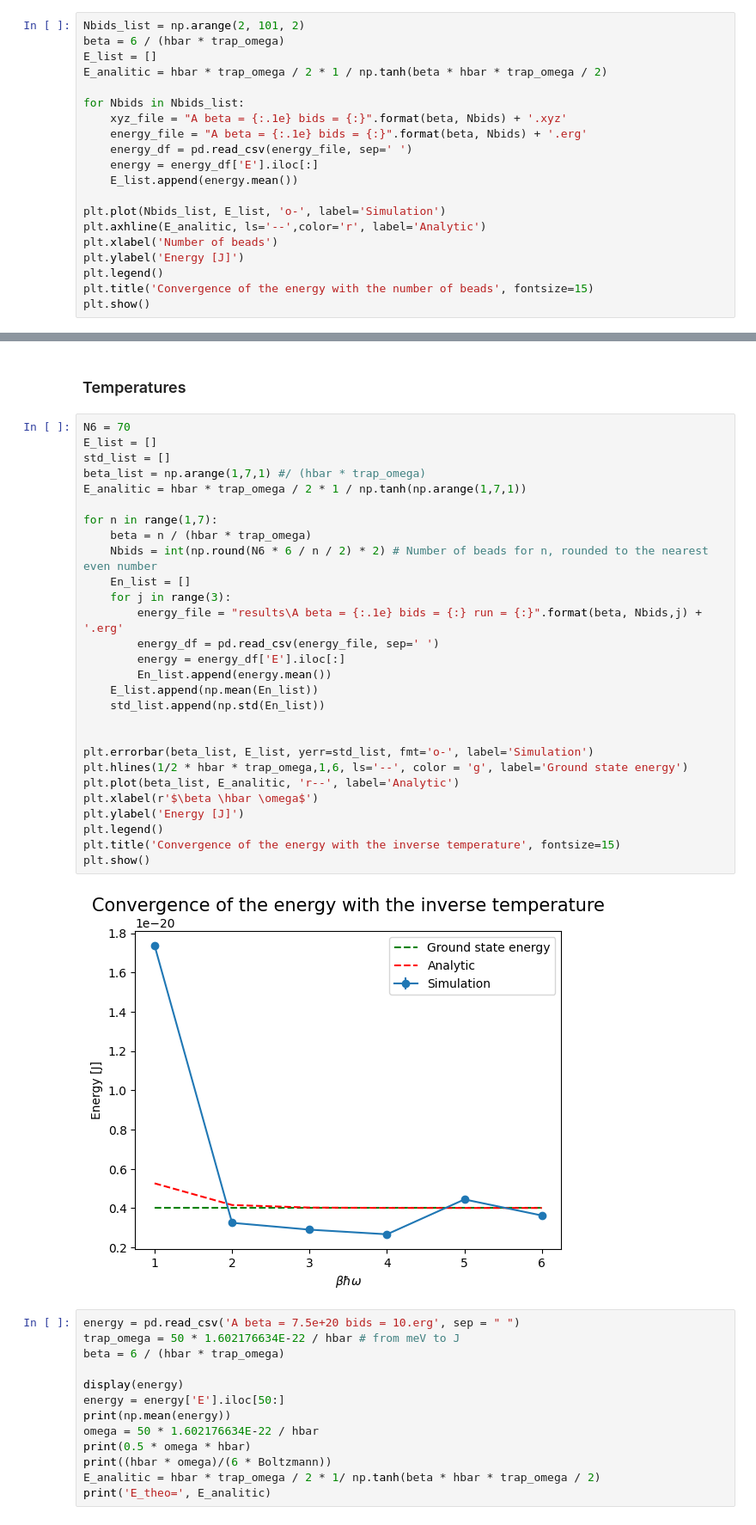
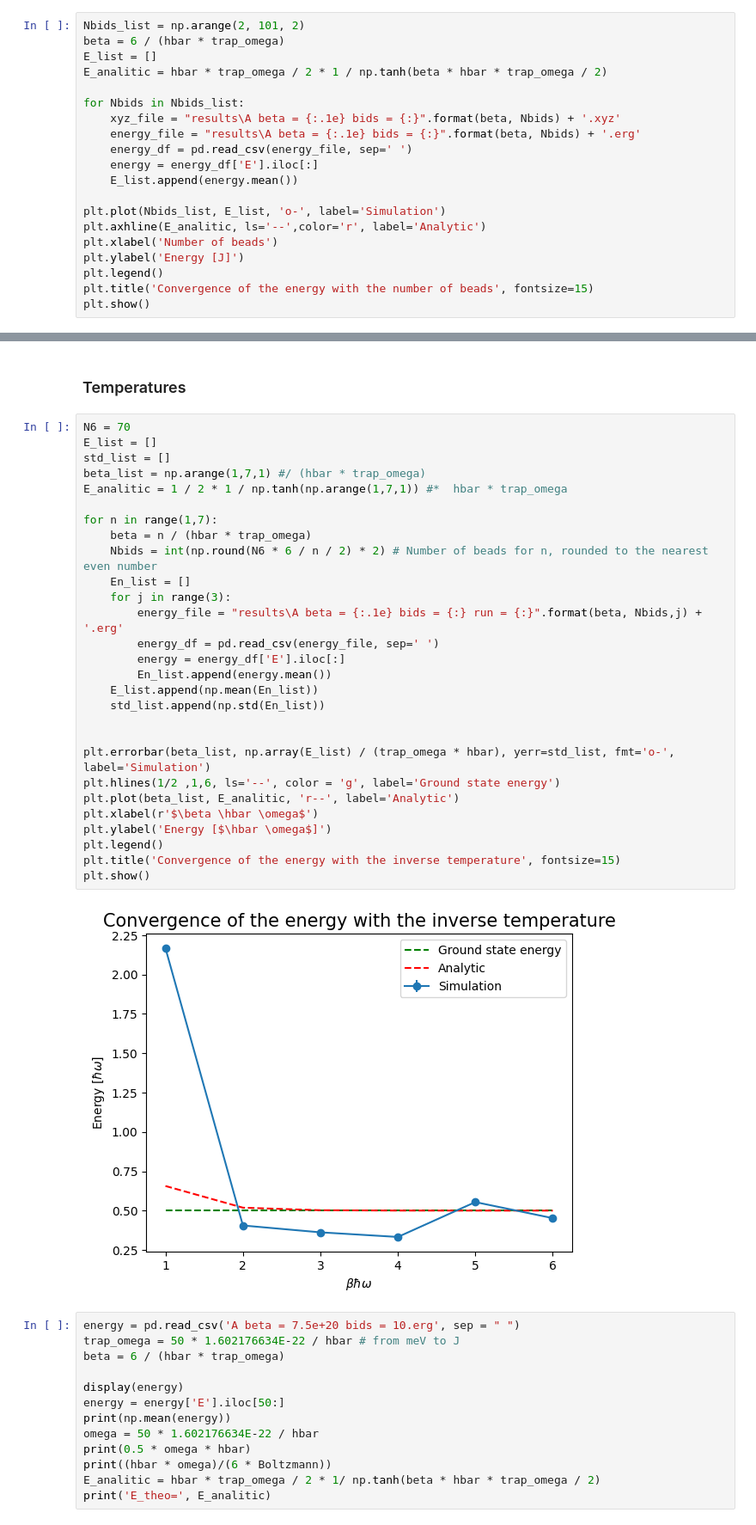
Before and after one commit to YehonathanBarda/Molecular-Simulations-Final-Project-Barda-and-Yotam, a Jupyter notebook: ReportProjIII.ipynb, the cells around one changed output, grey strips where cells are left out. Shown at 86% size. Cells and saved outputs as stored; diff of their text form.

Commit message:
graph stuff

```diff
--- a/ReportProjIII.ipynb
+++ b/ReportProjIII.ipynb
@@ -92,8 +92,8 @@ E_list = []
 E_analitic = hbar * trap_omega / 2 * 1 / np.tanh(beta * hbar * trap_omega / 2)
 
 for Nbids in Nbids_list:
-    xyz_file = "A beta = {:.1e} bids = {:}".format(beta, Nbids) + '.xyz'
-    energy_file = "A beta = {:.1e} bids = {:}".format(beta, Nbids) + '.erg'
+    xyz_file = "results\A beta = {:.1e} bids = {:}".format(beta, Nbids) + '.xyz'
+    energy_file = "results\A beta = {:.1e} bids = {:}".format(beta, Nbids) + '.erg'
     energy_df = pd.read_csv(energy_file, sep=' ')
     energy = energy_df['E'].iloc[:]
     E_list.append(energy.mean())
@@ -112,33 +112,33 @@ plt.show()
 # %%
 N6 = 70
 E_list = []
 std_list = []
 beta_list = np.arange(1,7,1) #/ (hbar * trap_omega)
-E_analitic = hbar * trap_omega / 2 * 1 / np.tanh(np.arange(1,7,1))
+E_analitic = 1 / 2 * 1 / np.tanh(np.arange(1,7,1)) #*  hbar * trap_omega
 
 for n in range(1,7):
     beta = n / (hbar * trap_omega)
     Nbids = int(np.round(N6 * 6 / n / 2) * 2) # Number of beads for n, rounded to the nearest even number
     En_list = []
     for j in range(3):
         energy_file = "results\A beta = {:.1e} bids = {:} run = {:}".format(beta, Nbids,j) + '.erg'
         energy_df = pd.read_csv(energy_file, sep=' ')
         energy = energy_df['E'].iloc[:]
         En_list.append(energy.mean())
     E_list.append(np.mean(En_list))
     std_list.append(np.std(En_list))
 
 
-plt.errorbar(beta_list, E_list, yerr=std_list, fmt='o-', label='Simulation')
-plt.hlines(1/2 * hbar * trap_omega,1,6, ls='--', color = 'g', label='Ground state energy')
+plt.errorbar(beta_list, np.array(E_list) / (trap_omega * hbar), yerr=std_list, fmt='o-', label='Simulation')
+plt.hlines(1/2 ,1,6, ls='--', color = 'g', label='Ground state energy')
 plt.plot(beta_list, E_analitic, 'r--', label='Analytic')
 plt.xlabel(r'$\beta \hbar \omega$')
-plt.ylabel('Energy [J]')
+plt.ylabel('Energy [$\hbar \omega$]')
 plt.legend()
 plt.title('Convergence of the energy with the inverse temperature', fontsize=15)
 plt.show()
 # %% [output]
-[figure, old version]
+[figure, new version]
 # %%
 energy = pd.read_csv('A beta = 7.5e+20 bids = 10.erg', sep = " ")
 trap_omega = 50 * 1.602176634E-22 / hbar # from meV to J
```
